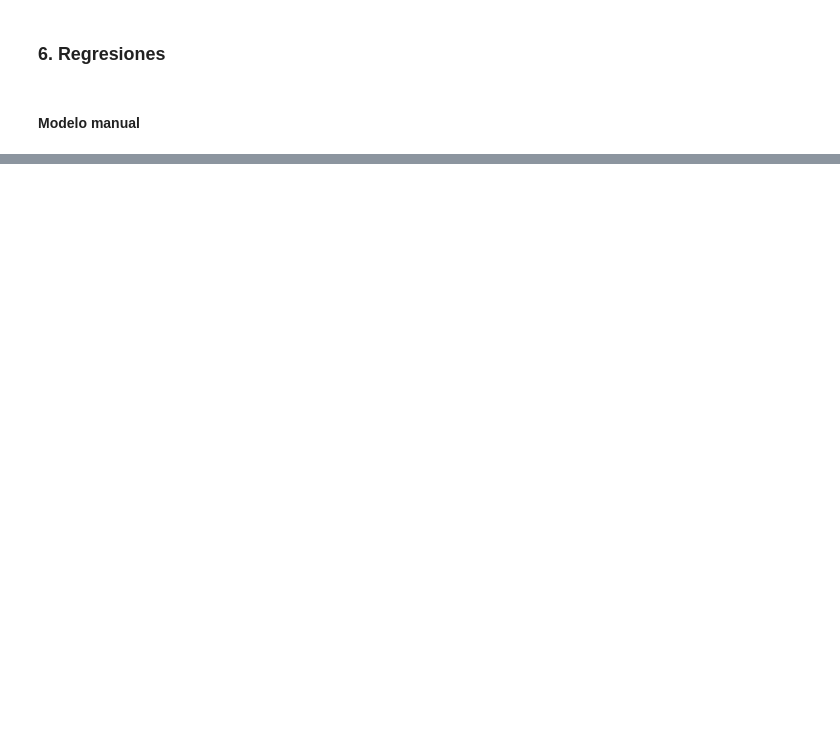
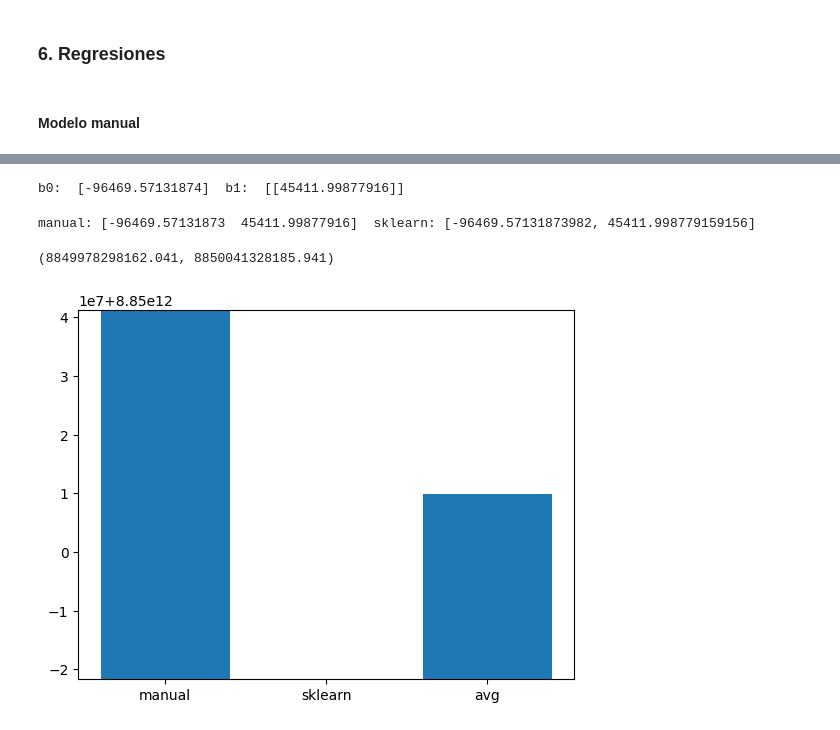
Before and after one commit to baquiax/econometrics-2, a Jupyter notebook: project1/solution.ipynb, the cells around one changed output, grey strips where cells are left out. Drawn from its saved outputs; the diff is of its cells as text; code cells hidden in the pictures; blank space fills up the shorter version.

Commit message:
feat(sklear): Adding sklearn diff

```diff
--- a/project1/solution.ipynb
+++ b/project1/solution.ipynb
@@ -210,0 +240,16 @@ for i in range(0, len(result[0]), 2):
+# %%
+def test_models(manual = np.array([0 , 0]), sklearn = np.array([0, 0]), x = np.array([])):
+    ## manual
+    y1 = manual[0] + manual[1] * x
+
+    ## sklearn
+    y2 = sklearn[0] + sklearn[1] * x
+
+    ## avg
+    y3 = (y1 + y2) / 2
+
+    return {
+        "manual": y1,
+        "sklearn": y2,
+        "avg": y3
+    }
@@ -210,0 +279,25 @@ for i in range(0, len(result[0]), 2):
+# %%
+reg = LinearRegression().fit(training_set["quality"].values.reshape(-1, 1), training_set["price"].values.reshape(-1, 1))
+
+print("b0: ", reg.intercept_, " b1: ", reg.coef_)
+# %% [output]
+b0:  [-96469.57131874]  b1:  [[45411.99877916]]
+# %%
+manual_betas = result[0][-1]
+sklearn_betas = [reg.intercept_[0], reg.coef_[0][0]]
+
+print("manual:", manual_betas, " sklearn:", sklearn_betas)
+# %% [output]
+manual: [-96469.57131873  45411.99877916]  sklearn: [-96469.57131873982, 45411.998779159156]
+# %%
+tests = test_models(manual_betas, sklearn_betas, testing_set["quality"].values)
+errors = []
+for k in tests:
+    error = ((testing_set["quality"].values - tests[k]) ** 2).sum()
+    errors.append(error)
+
+plt.bar(tests.keys(), errors)
+plt.ylim(min(errors), max(errors))
+# %% [output]
+(8849978298162.041, 8850041328185.941)
+[figure, added]
```
Also changed, not shown: parts of 19 cells of this notebook, 1 other file.
